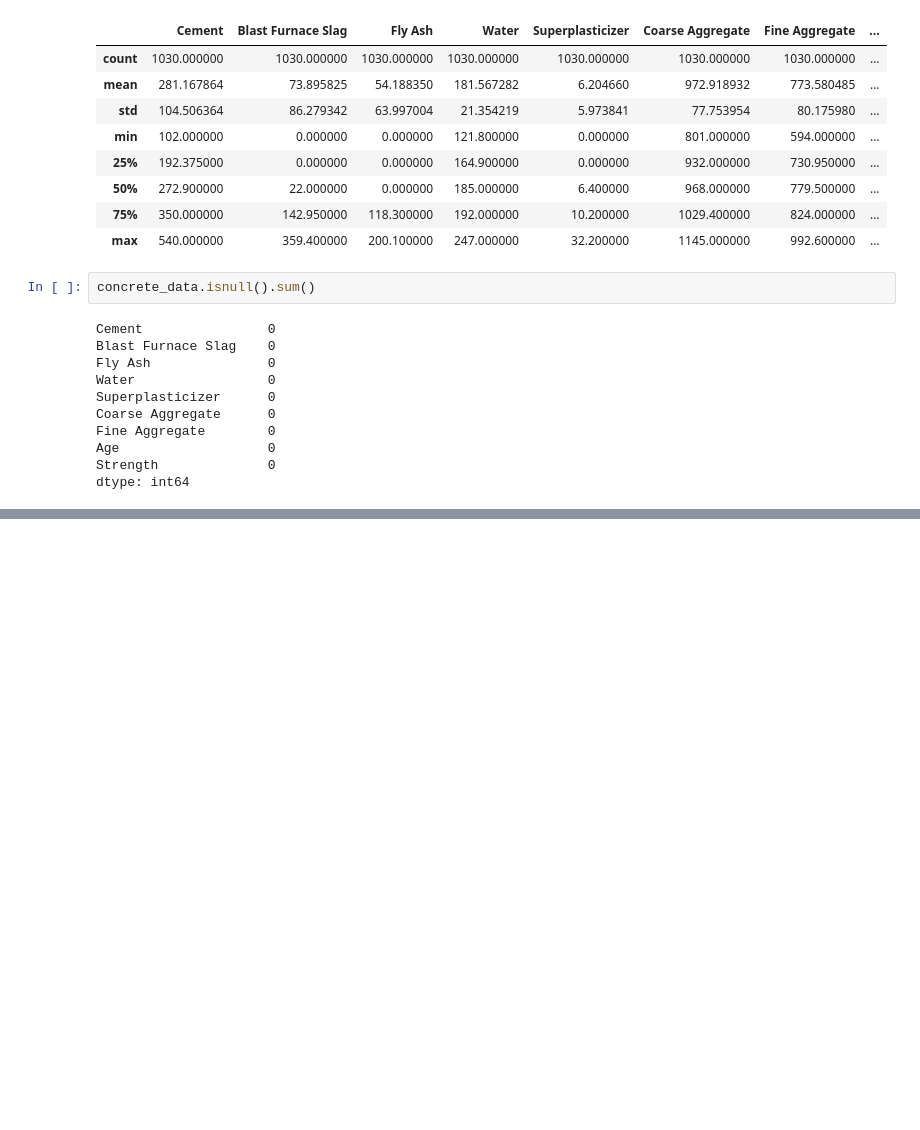
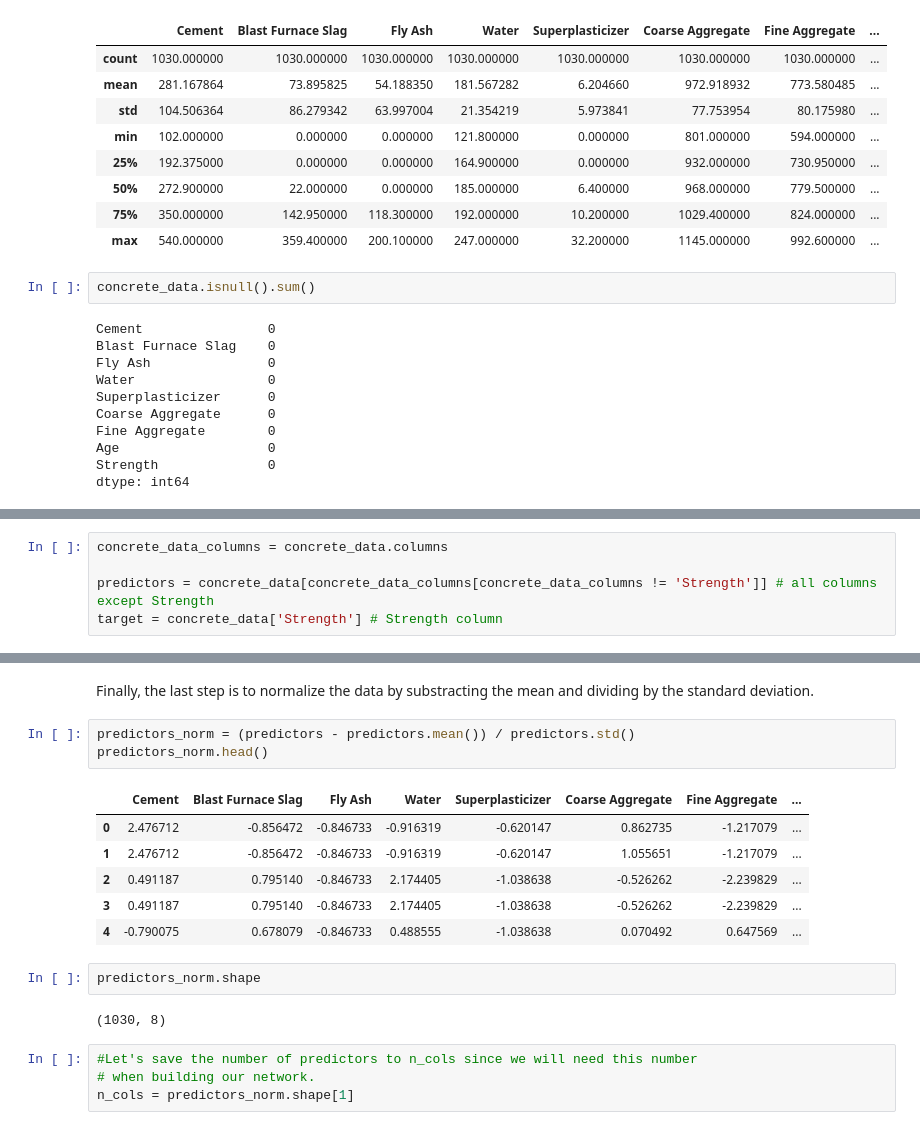
Before and after one commit to mohmaed7777/Deep-Neural-Network-with-Keras, a Jupyter notebook: Regression_with_keras.ipynb, the cells around one changed output, grey strips where cells are left out. Cells and saved outputs as stored; diff of their text form; blank space fills up the shorter version.

```diff
--- a/Regression_with_keras.ipynb
+++ b/Regression_with_keras.ipynb
@@ -45,0 +64,5 @@ dtype: int64
+# %%
+concrete_data_columns = concrete_data.columns
+
+predictors = concrete_data[concrete_data_columns[concrete_data_columns != 'Strength']] # all columns except Strength
+target = concrete_data['Strength'] # Strength column
@@ -45,0 +88,20 @@ dtype: int64
+# %% [markdown]
+Finally, the last step is to normalize the data by substracting the mean and dividing by the standard deviation.
+# %%
+predictors_norm = (predictors - predictors.mean()) / predictors.std()
+predictors_norm.head()
+# %% [output]
+|  | Cement | Blast Furnace Slag | Fly Ash | Water | Superplasticizer | Coarse Aggregate | Fine Aggregate | ... |
+| 0 | 2.476712 | -0.856472 | -0.846733 | -0.916319 | -0.620147 | 0.862735 | -1.217079 | ... |
+| 1 | 2.476712 | -0.856472 | -0.846733 | -0.916319 | -0.620147 | 1.055651 | -1.217079 | ... |
+| 2 | 0.491187 | 0.795140 | -0.846733 | 2.174405 | -1.038638 | -0.526262 | -2.239829 | ... |
+| 3 | 0.491187 | 0.795140 | -0.846733 | 2.174405 | -1.038638 | -0.526262 | -2.239829 | ... |
+| 4 | -0.790075 | 0.678079 | -0.846733 | 0.488555 | -1.038638 | 0.070492 | 0.647569 | ... |
+# %%
+predictors_norm.shape
+# %% [output]
+(1030, 8)
+# %%
+#Let's save the number of predictors to n_cols since we will need this number
+# when building our network.
+n_cols = predictors_norm.shape[1]
```
Also changed, not shown: parts of 11 cells of this notebook.
